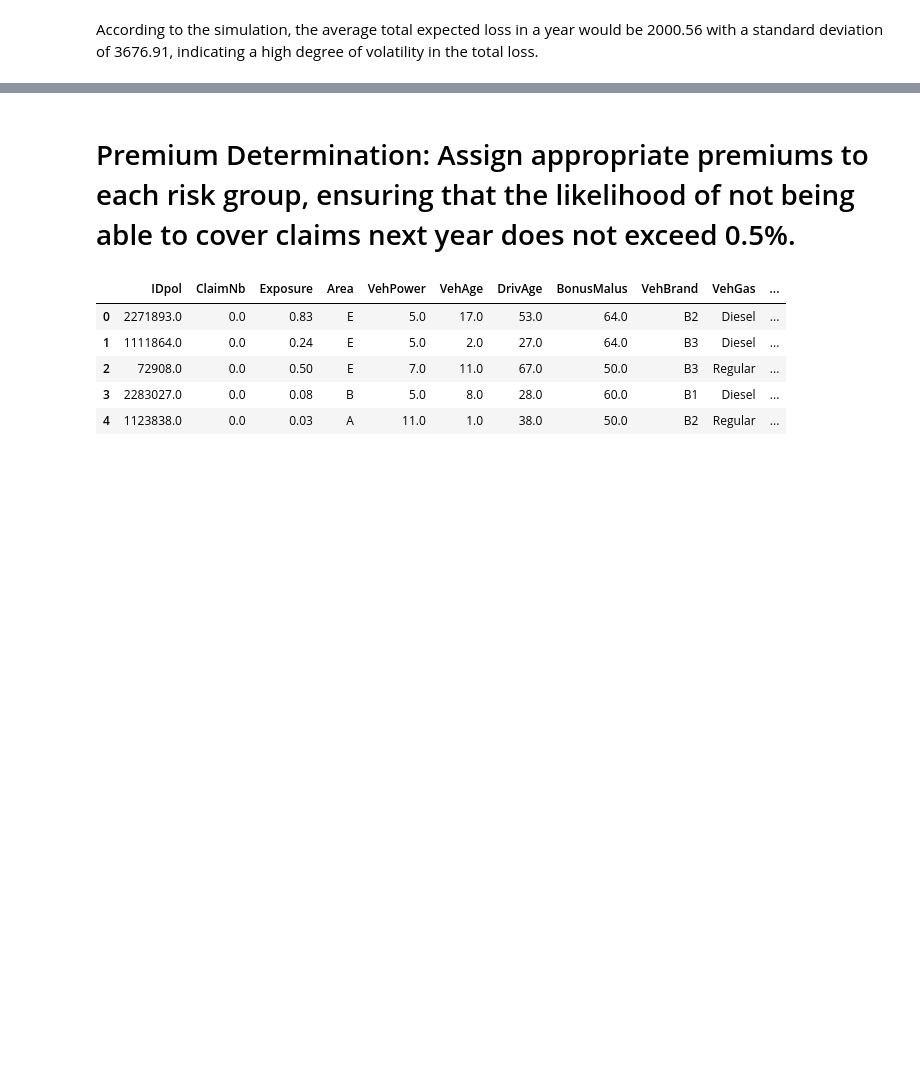
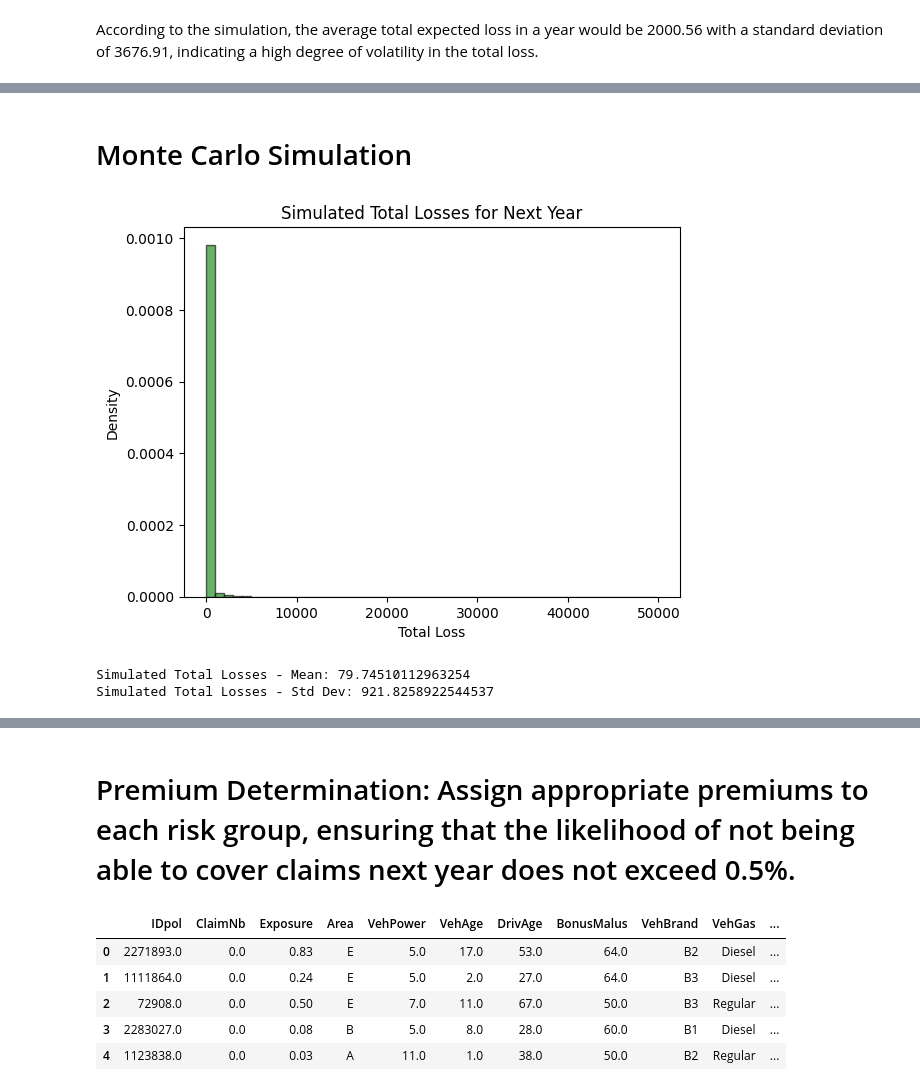
Before and after one commit to bordeauxlink/assurance-term-project, a Jupyter notebook: Term Project Underwriter.ipynb, the cells around one changed output, grey strips where cells are left out. Saved outputs shown, nothing was run; the diff lists cells and outputs as text; code cells hidden in the pictures; blank space fills up the shorter version.

```diff
--- a/Term Project Underwriter.ipynb
+++ b/Term Project Underwriter.ipynb
@@ -533,0 +466,39 @@ From the results of the Kolmogorov-Smirnov test, the lognormal distribution perf
+# %% [markdown]
+# Monte Carlo Simulation
+# %%
+# Set the number of simulations
+num_simulations = 10000
+total_losses = []
+
+# Monte Carlo simulation for total losses
+for _ in range(num_simulations):
+    # Sample the number of claims for the next period using Poisson distribution
+    simulated_claims = frequency_dist.rvs()
+
+    # Generate claim severity based on the best-fit distribution
+    if best_fit_dist == 'lognorm':
+        simulated_severity = np.random.lognormal(mean=np.log(scale_lognorm), sigma=shape_lognorm, size=simulated_claims)
+    else:
+        simulated_severity = np.random.gamma(alpha_sev, beta_sev, simulated_claims)
+
+    # Calculate total loss for this simulation
+    total_loss = simulated_severity.sum()
+    total_losses.append(total_loss)
+
+# Convert to numpy array
+total_losses = np.array(total_losses)
+# %%
+# Plot the simulated total losses distribution
+plt.hist(total_losses, bins=50, density=True, alpha=0.6, color='g', edgecolor='black')
+plt.title('Simulated Total Losses for Next Year')
+plt.xlabel('Total Loss')
+plt.ylabel('Density')
+plt.show()
+
+# Print summary statistics
+print("Simulated Total Losses - Mean:", total_losses.mean())
+print("Simulated Total Losses - Std Dev:", total_losses.std())
+# %% [output]
+[figure, added]
+Simulated Total Losses - Mean: 79.74510112963254
+Simulated Total Losses - Std Dev: 921.8258922544537
```
Also changed, not shown: parts of 31 cells of this notebook, 3 other files.
